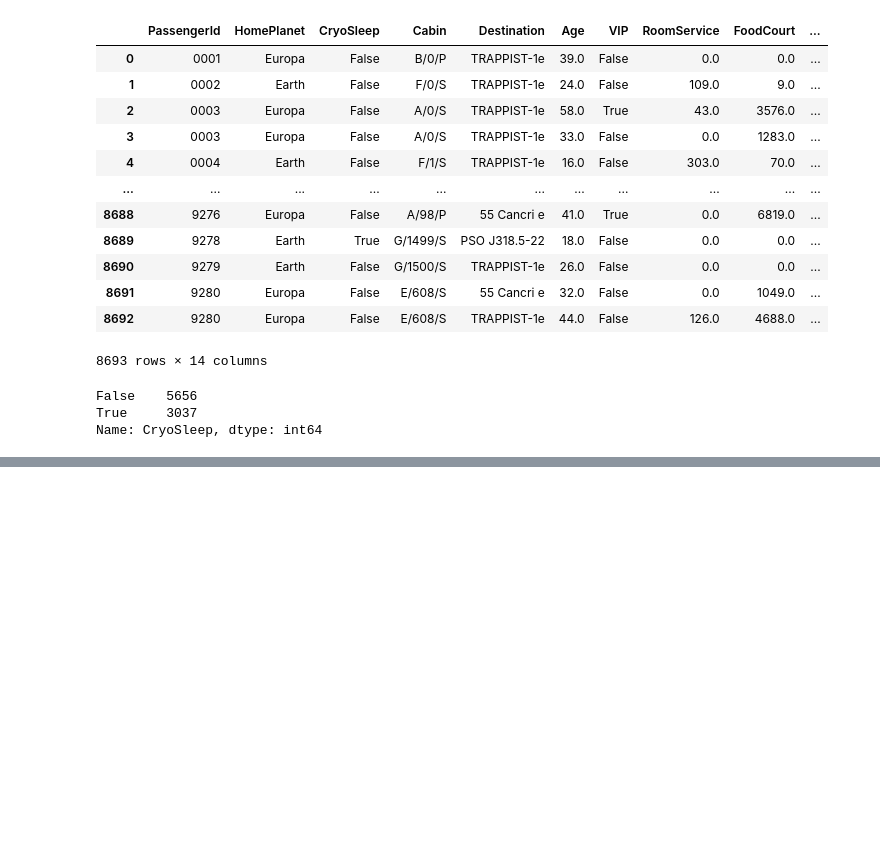
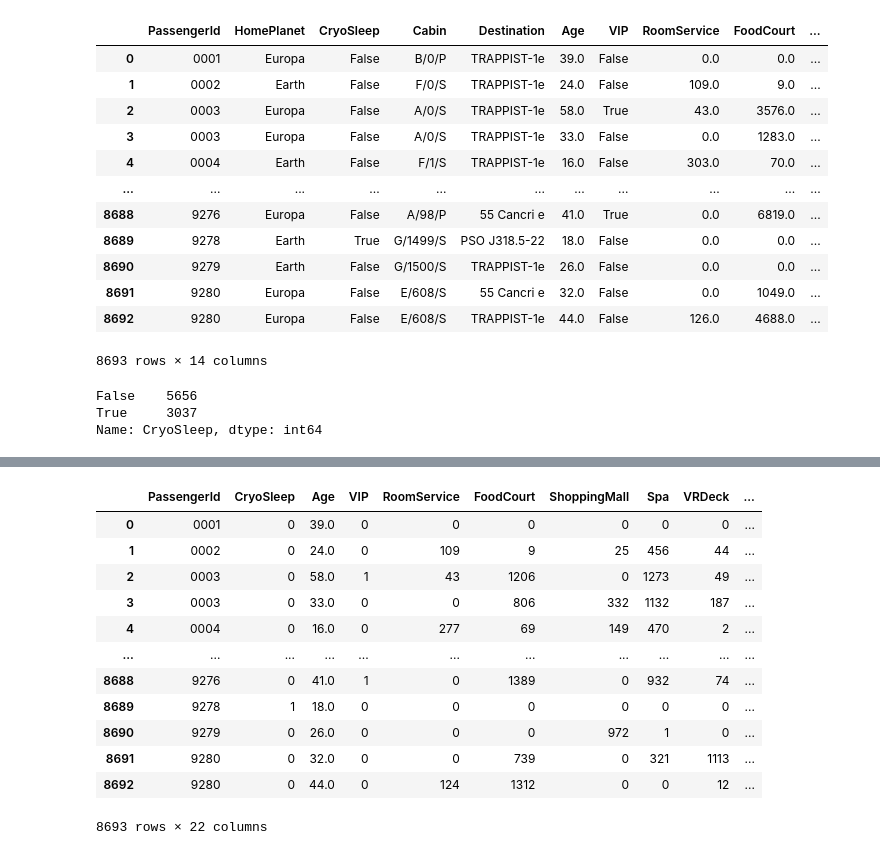
Before and after one commit to MarkMerk/Spaceship, a Jupyter notebook: Untitled.ipynb, the cells around one changed output, grey strips where cells are left out. Saved outputs shown, nothing was run; the diff lists cells and outputs as text; code cells hidden in the pictures; blank space fills up the shorter version.

```diff
--- a/Untitled.ipynb
+++ b/Untitled.ipynb
@@ -105,0 +151,5 @@ NameError: name 'values' is not defined
+# %%
+for i in ['RoomService','FoodCourt','ShoppingMall','Spa','VRDeck']:
+    le = LabelEncoder()
+    train[i]=le.fit_transform(train[i])
+    test[i]=le.fit_transform(test[i])
@@ -105,0 +176,3 @@ NameError: name 'values' is not defined
+# %%
+test['Age']=test['Age'].fillna(test['Age'].mode().values[0])
+train['Age']=train['Age'].fillna(train['Age'].mode().values[0])
@@ -105,0 +199,16 @@ NameError: name 'values' is not defined
+# %%
+train
+# %% [output]
+|  | PassengerId | CryoSleep | Age | VIP | RoomService | FoodCourt | ShoppingMall | Spa | VRDeck | ... |
+| 0 | 0001 | 0 | 39.0 | 0 | 0 | 0 | 0 | 0 | 0 | ... |
+| 1 | 0002 | 0 | 24.0 | 0 | 109 | 9 | 25 | 456 | 44 | ... |
+| 2 | 0003 | 0 | 58.0 | 1 | 43 | 1206 | 0 | 1273 | 49 | ... |
+| 3 | 0003 | 0 | 33.0 | 0 | 0 | 806 | 332 | 1132 | 187 | ... |
+| 4 | 0004 | 0 | 16.0 | 0 | 277 | 69 | 149 | 470 | 2 | ... |
+| ... | ... | ... | ... | ... | ... | ... | ... | ... | ... | ... |
+| 8688 | 9276 | 0 | 41.0 | 1 | 0 | 1389 | 0 | 932 | 74 | ... |
+| 8689 | 9278 | 1 | 18.0 | 0 | 0 | 0 | 0 | 0 | 0 | ... |
+| 8690 | 9279 | 0 | 26.0 | 0 | 0 | 0 | 972 | 1 | 0 | ... |
+| 8691 | 9280 | 0 | 32.0 | 0 | 0 | 739 | 0 | 321 | 1113 | ... |
+| 8692 | 9280 | 0 | 44.0 | 0 | 124 | 1312 | 0 | 0 | 12 | ... |
+8693 rows × 22 columns
```
Also changed, not shown: parts of 11 cells of this notebook.
